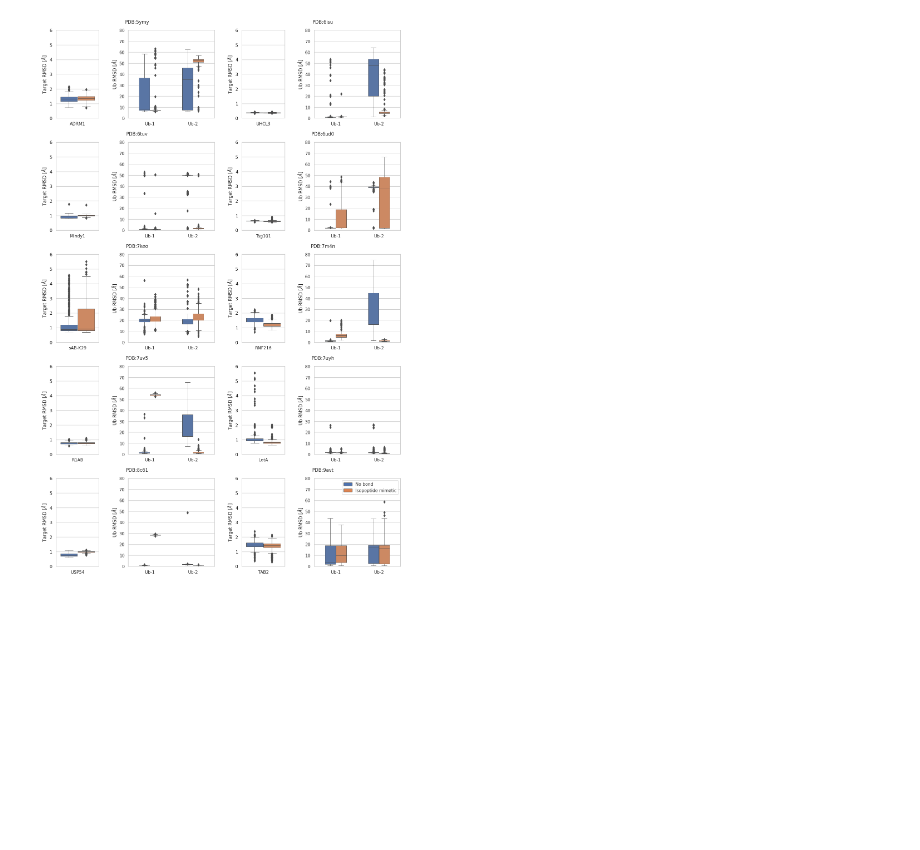
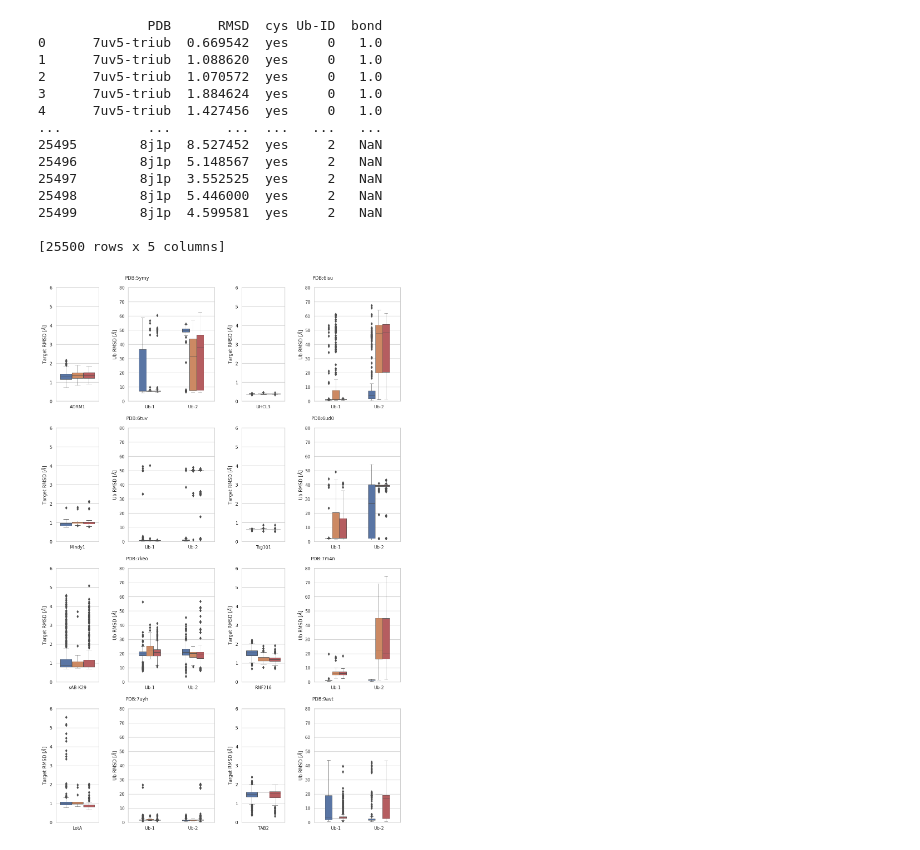
Before and after one commit to bio-phys/polyUb-AF, a Jupyter notebook: analysis_isopeptide_rmsd_ubs.ipynb, the cells around one changed output. Saved outputs shown, nothing was run; the diff lists cells and outputs as text; code cells hidden in the pictures; blank space fills up the shorter version.

Commit message:
Separating CYS-CYS predictions based on bond formation

```diff
--- a/analysis_isopeptide_rmsd_ubs.ipynb
+++ b/analysis_isopeptide_rmsd_ubs.ipynb
@@ -131,6 +149,6 @@ def calc_rmsd(input_rec, debug=False, write=True):
 # %%
-mode = 'bond'  # 'cys' # 'bond'
-linker = 'TME'   #'TME' # 'NBU' # None
+mode = 'cys'  # 'cys' # 'bond'
+linker = None   #'TME' # 'NBU' # None
 
 if linker == 'TME' or linker == None:
     linker_suffix = ''
@@ -422,10 +440,14 @@ input_rec_dic={
 result_target_dict = {}
 result_diub_dict = {}
 result_monoub_dict = {}
+result_ub_bond_dict = {}
+result_ub_bond_dup_dict = {}
 for system in input_rec_dic.keys():
     print (system, linker_suffix)
-    model_names, target_rmsd, ub_rmsd = calc_rmsd(input_rec=input_rec_dic[system], debug = True)
+    model_names, target_rmsd, ub_rmsd, ub_bond = calc_rmsd(input_rec=input_rec_dic[system], debug = True)
     result_target_dict[system] = target_rmsd
+    result_ub_bond_dict[system] = ub_bond
+    result_ub_bond_dup_dict[system] = np.append(ub_bond, ub_bond)
     # USE IF THE UB RMSD-S ARE COMBINED
     result_diub_dict[system] = np.sqrt(np.square(ub_rmsd).sum(axis=1) / len(ub_rmsd[0]))
     for i,col in enumerate(ub_rmsd.T):
@@ -501,9 +543,11 @@ monoub_rmsd_df['PDB']  = monoub_rmsd_df['PDB'].str.slice(0, -2)
 import matplotlib.pyplot as plt
 from matplotlib.gridspec import GridSpec
 import seaborn
+
 plt.rcParams['svg.fonttype'] = 'none'
-# Get the default color palette
+# Get the color palette
 colors = seaborn.color_palette()
+colors = [i for index, i in enumerate(colors) if index not in [2]]  #Slightly more color-blind friendly
 
 fig = plt.figure(layout="constrained")
 
@@ -521,19 +565,22 @@ mask6 = diub_rmsd_df['PDB'] != f"7uv5-triub"
 mask7 = diub_rmsd_df['PDB'] != f"8c61-triub"
 mask = np.logical_and.reduce((mask1,mask2,mask3,mask4,mask5,mask6,mask7))
 
-ax = seaborn.boxplot(x="PDB", y="RMSD", hue=mode, data=diub_rmsd_df[mask])
+ax = seaborn.boxplot(x="PDB", y="RMSD", hue='bond', data=diub_rmsd_df[mask], palette=colors)
 ax.set_ylabel(r'Diubiquitine RMSD [$\AA$]')
 ax.legend(title='Using bond?', labels=['No', 'Yes'])
 ax.set_ylim([0,60])
 if mode == 'bond':
     ax.legend(title=None, labels=['No bond', 'Isopeptide mimetic'])
 elif mode == 'cys':
-    ax.legend(title=None, labels=['No bond', 'Cys'])
+    ax.legend(title=None, labels=["No bond", "Cys (no bond)", "Cys (bond)"])
 leg = ax.get_legend()
 leg.legend_handles[0].set_facecolor(colors[0])
 leg.legend_handles[1].set_facecolor(colors[1])
 leg.legend_handles[0].set_linewidth(1)
 leg.legend_handles[1].set_linewidth(1)
+if mode == 'cys':
+    leg.legend_handles[2].set_facecolor(colors[2])
+    leg.legend_handles[2].set_linewidth(1)
 
 limits = ax.get_xlim()
 print (limits)
@@ -563,12 +612,13 @@ seaborn.set(style="whitegrid")
 
 # Get the default color palette
 colors = seaborn.color_palette()
+colors = [i for index, i in enumerate(colors) if index not in [2]]  #Slightly more color-blind friendly
 
-pdb_names = '5ymy','6isu','6tuv','6ud0','7keo','7m4n','7uv5','7uyh','8c61','9avt'
-protein_names = 'ADRM1', 'UHCL3', 'Mindy1', 'Tsg101', 'sAB-K29', 'RNF216', 'R1AB', 'LotA', 'USP54', 'TAB2'
+pdb_names = '5ymy','6isu','6tuv','6ud0','7keo','7m4n','7uyh','9avt'
+protein_names = 'ADRM1', 'UHCL3', 'Mindy1', 'Tsg101', 'sAB-K29', 'RNF216', 'LotA', 'TAB2'
 
 fig = plt.figure(layout="constrained", figsize=(13,20))
-gs = GridSpec(5, 6, figure=fig, wspace=0.2, hspace=0.05)
+gs = GridSpec(4, 6, figure=fig, wspace=0.2, hspace=0.05)
 
 
 cnt = 0
@@ -582,7 +632,7 @@ for pdb, protein in zip(pdb_names, protein_names):
     ax2 = fig.add_subplot(gs[row, col+1:col+3])
     ax2.set_title(f"PDB:{pdb}", x=0.1, y=1.05)
 
-    seaborn.boxplot(x="PDB", y="RMSD", hue=mode, data=target_rmsd_df[target_rmsd_df['PDB'] == pdb], ax=ax1, linewidth=0.7)
+    seaborn.boxplot(x="PDB", y="RMSD", hue='bond', data=target_rmsd_df[target_rmsd_df['PDB'] == pdb], ax=ax1, linewidth=0.7,palette=colors)
     ax1.set_ylabel(r'Target RMSD [$\AA$]')
     ax1.set_xticklabels([protein,])
     ax1.set_ylim([0,6])
@@ -590,40 +640,56 @@ for pdb, protein in zip(pdb_names, protein_names):
     legend = ax1.legend()
     legend.remove()
 
-
-
     data = monoub_rmsd_df[monoub_rmsd_df['PDB'] == pdb]
-    seaborn.boxplot(x="Ub-ID", y="RMSD", hue=mode, data=data, ax=ax2, width=0.5, linewidth=0.7)
+    seaborn.boxplot(x="Ub-ID", y="RMSD", hue='bond', data=data, ax=ax2, width=0.5, linewidth=0.7, palette=colors)
     ax2.set_ylabel(r'Ub RMSD [$\AA$]')
     if pdb == '8j1p':
         ax2.set_xticklabels([r"Ub-1", r"Ub-2", r"Ub-3"])
     else:
         ax2.set_xticklabels([r"Ub-1", r"Ub-2"])
     if cnt==9:
         if mode == 'bond':
-            ax2.legend(title=None, labels=['No bond', 'Isopeptide mimetic'])
+            ax.legend(title=None, labels=['No bond', 'Isopeptide mimetic'])
         elif mode == 'cys':
-            ax2.legend(title=None, labels=['No bond', 'Cys'])
-        leg = ax2.get_legend()
+            ax.legend(title=None, labels=["No bond", "Cys (no bond)", "Cys (bond)"])
+        leg = ax.get_legend()
         leg.legend_handles[0].set_facecolor(colors[0])
         leg.legend_handles[1].set_facecolor(colors[1])
         leg.legend_handles[0].set_linewidth(1)
         leg.legend_handles[1].set_linewidth(1)
+        if mode == 'cys':
+            leg.legend_handles[2].set_facecolor(colors[2])
+            leg.legend_handles[2].set_linewidth(1)
     else:
         legend = ax2.legend()
         legend.remove()
 
     ax2.set_xlabel(None)
     ax2.set_ylim([0,80])
 
     cnt += 1
 
 
 plt.savefig(f"AF3-si-panel-{mode}{linker_suffix}.svg", bbox_inches=0, transparent=True)
 plt.savefig(f"AF3-si-panel-{mode}{linker_suffix}.png", bbox_inches=0, transparent=False)
+print (monoub_rmsd_df)
 plt.show()
 # %% [output]
+              PDB      RMSD  cys Ub-ID  bond
+0      7uv5-triub  0.669542  yes     0   1.0
+1      7uv5-triub  1.088620  yes     0   1.0
+2      7uv5-triub  1.070572  yes     0   1.0
+3      7uv5-triub  1.884624  yes     0   1.0
+4      7uv5-triub  1.427456  yes     0   1.0
+...           ...       ...  ...   ...   ...
+25495        8j1p  8.527452  yes     2   NaN
+25496        8j1p  5.148567  yes     2   NaN
+25497        8j1p  3.552525  yes     2   NaN
+25498        8j1p  5.446000  yes     2   NaN
+25499        8j1p  4.599581  yes     2   NaN
+
+[25500 rows x 5 columns]
-[figure, old version]
+[figure, new version]
 # %%
 # use to set style of background of plot
 plt.rcParams['svg.fonttype'] = 'none'
```
Also changed, not shown: parts of 7 cells of this notebook.
